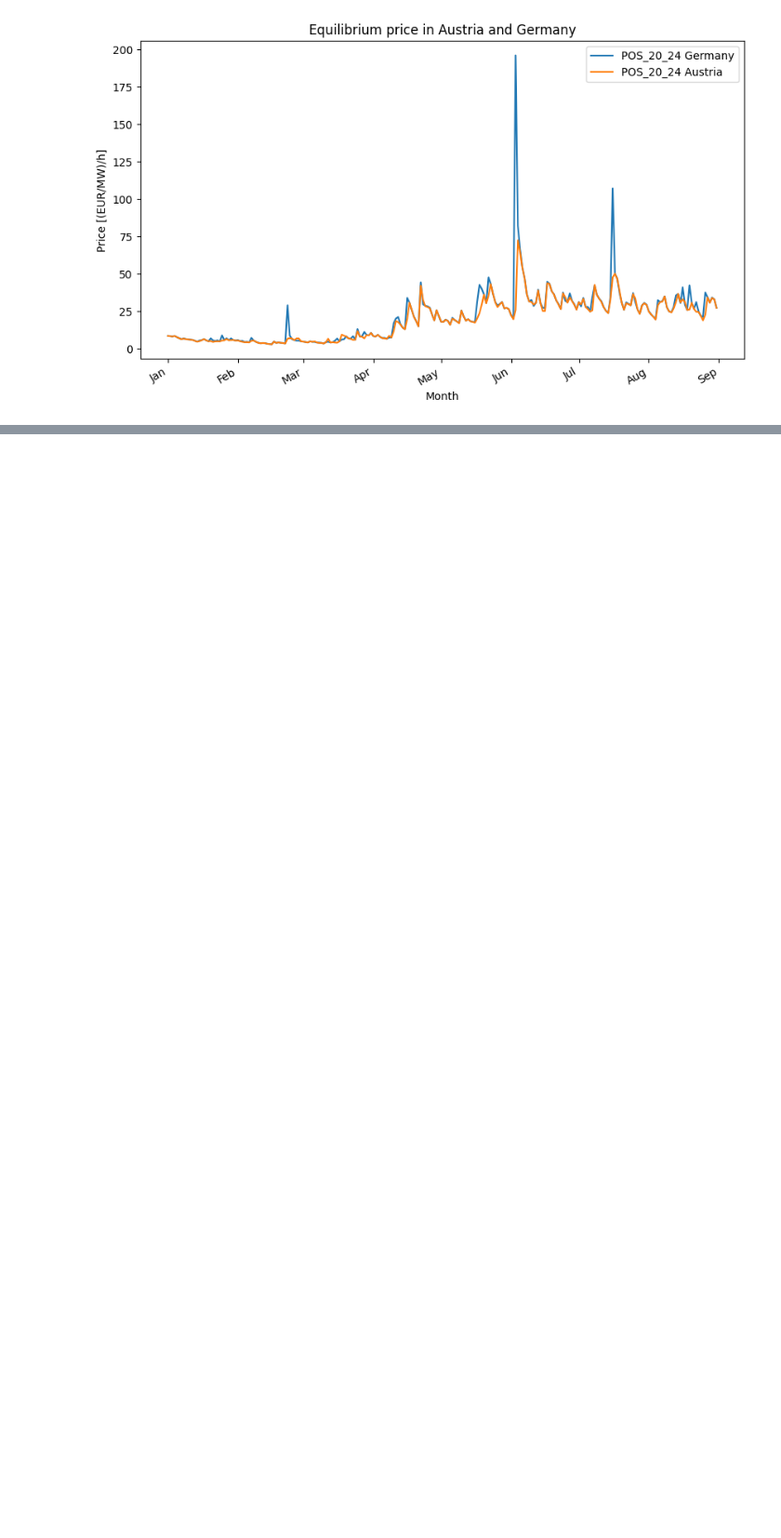
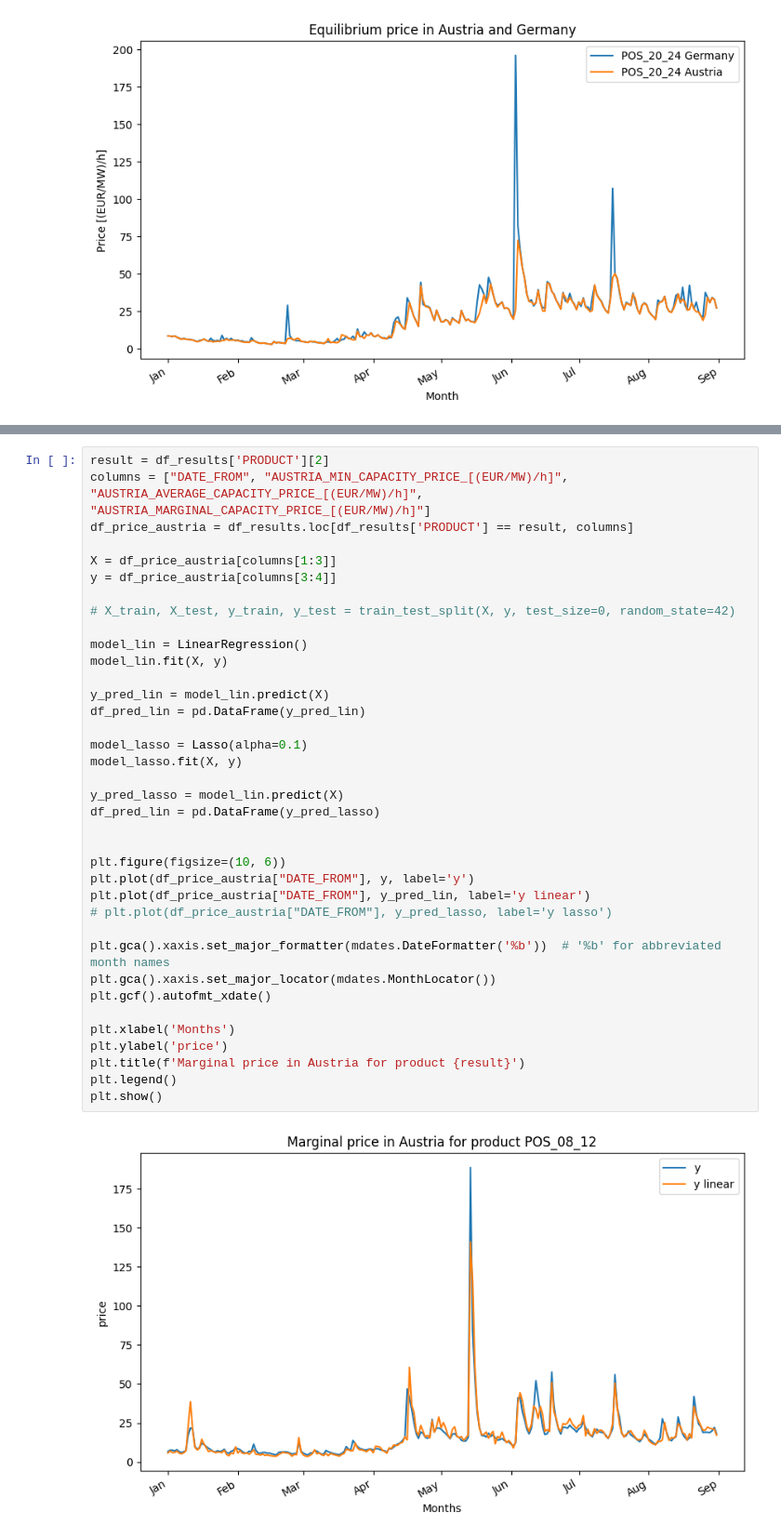
Before and after one commit to vdorseuil/ML_forecast, a Jupyter notebook: main.ipynb, the cells around one changed output, grey strips where cells are left out. Shown at 93% size. Cells and saved outputs as stored; diff of their text form; blank space fills up the shorter version.

Commit message:
basic linear regression + lasso

```diff
--- a/main.ipynb
+++ b/main.ipynb
@@ -202,0 +301,39 @@ df_price_germany
+# %%
+result = df_results['PRODUCT'][2]
+columns = ["DATE_FROM", "AUSTRIA_MIN_CAPACITY_PRICE_[(EUR/MW)/h]", "AUSTRIA_AVERAGE_CAPACITY_PRICE_[(EUR/MW)/h]", "AUSTRIA_MARGINAL_CAPACITY_PRICE_[(EUR/MW)/h]"]
+df_price_austria = df_results.loc[df_results['PRODUCT'] == result, columns]
+
+X = df_price_austria[columns[1:3]]
+y = df_price_austria[columns[3:4]]
+
+# X_train, X_test, y_train, y_test = train_test_split(X, y, test_size=0, random_state=42)
+
+model_lin = LinearRegression()
+model_lin.fit(X, y)
+
+y_pred_lin = model_lin.predict(X)
+df_pred_lin = pd.DataFrame(y_pred_lin)
+
+model_lasso = Lasso(alpha=0.1)
+model_lasso.fit(X, y)
+
+y_pred_lasso = model_lin.predict(X)
+df_pred_lin = pd.DataFrame(y_pred_lasso)
+
+
+plt.figure(figsize=(10, 6))
+plt.plot(df_price_austria["DATE_FROM"], y, label='y')
+plt.plot(df_price_austria["DATE_FROM"], y_pred_lin, label='y linear')
+# plt.plot(df_price_austria["DATE_FROM"], y_pred_lasso, label='y lasso')
+
+plt.gca().xaxis.set_major_formatter(mdates.DateFormatter('%b'))  # '%b' for abbreviated month names
+plt.gca().xaxis.set_major_locator(mdates.MonthLocator())
+plt.gcf().autofmt_xdate()
+
+plt.xlabel('Months')
+plt.ylabel('price')
+plt.title(f'Marginal price in Austria for product {result}')
+plt.legend()
+plt.show()
+# %% [output]
+[figure, added]
```
Also changed, not shown: parts of 23 cells of this notebook, 1 other file.
